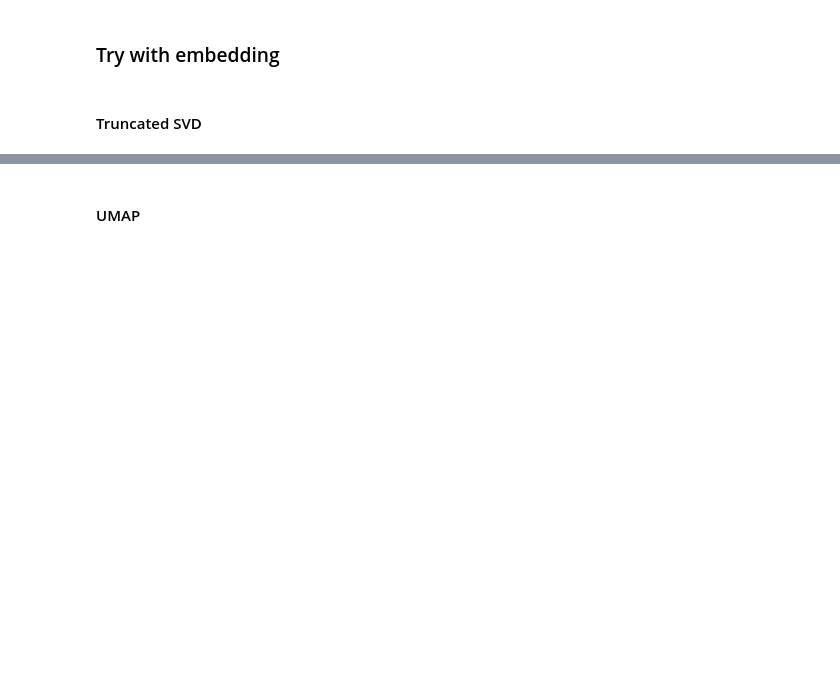
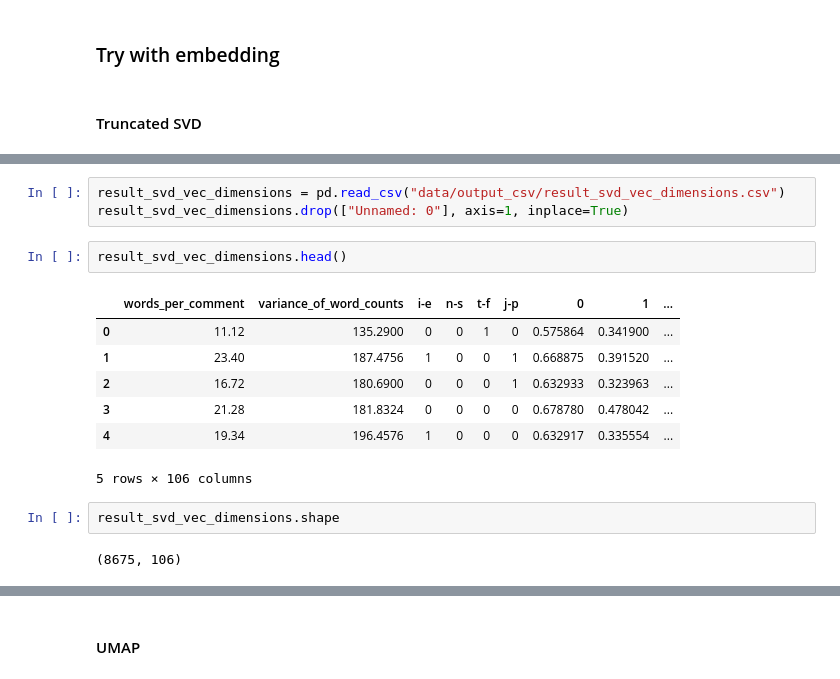
Before and after one commit to mikongame/project-final, a Jupyter notebook: your-project/3_MBTI Model building and evaluation.ipynb, the cells around one changed output, grey strips where cells are left out. Saved outputs shown, nothing was run; the diff lists cells and outputs as text; blank space fills up the shorter version.

```diff
--- a/your-project/3_MBTI Model building and evaluation.ipynb
+++ b/your-project/3_MBTI Model building and evaluation.ipynb
@@ -147,0 +415,17 @@ train_array_dimensions = sparse.load_npz("data/output_sparse/train_array_dimensi
+# %%
+result_svd_vec_dimensions = pd.read_csv("data/output_csv/result_svd_vec_dimensions.csv")
+result_svd_vec_dimensions.drop(["Unnamed: 0"], axis=1, inplace=True)
+# %%
+result_svd_vec_dimensions.head()
+# %% [output]
+|  | words_per_comment | variance_of_word_counts | i-e | n-s | t-f | j-p | 0 | 1 | ... |
+| 0 | 11.12 | 135.2900 | 0 | 0 | 1 | 0 | 0.575864 | 0.341900 | ... |
+| 1 | 23.40 | 187.4756 | 1 | 0 | 0 | 1 | 0.668875 | 0.391520 | ... |
+| 2 | 16.72 | 180.6900 | 0 | 0 | 0 | 1 | 0.632933 | 0.323963 | ... |
+| 3 | 21.28 | 181.8324 | 0 | 0 | 0 | 0 | 0.678780 | 0.478042 | ... |
+| 4 | 19.34 | 196.4576 | 1 | 0 | 0 | 0 | 0.632917 | 0.335554 | ... |
+5 rows × 106 columns
+# %%
+result_svd_vec_dimensions.shape
+# %% [output]
+(8675, 106)
```
Also changed, not shown: parts of 87 cells of this notebook.
